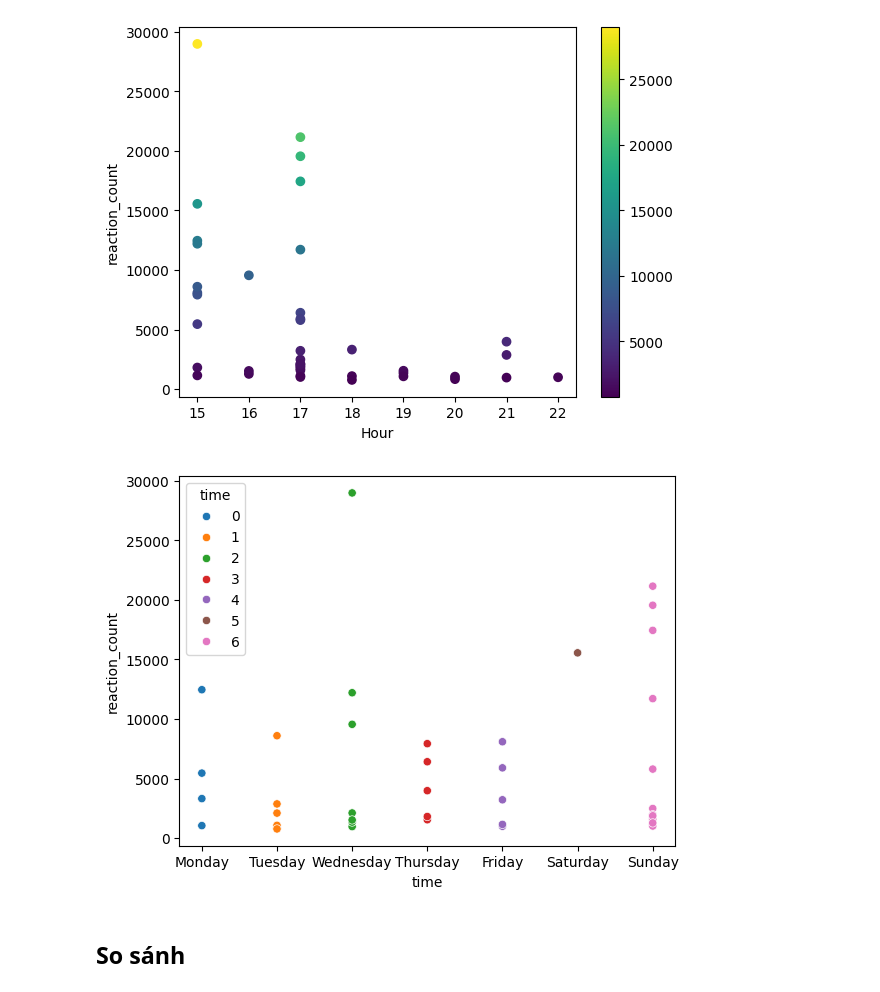
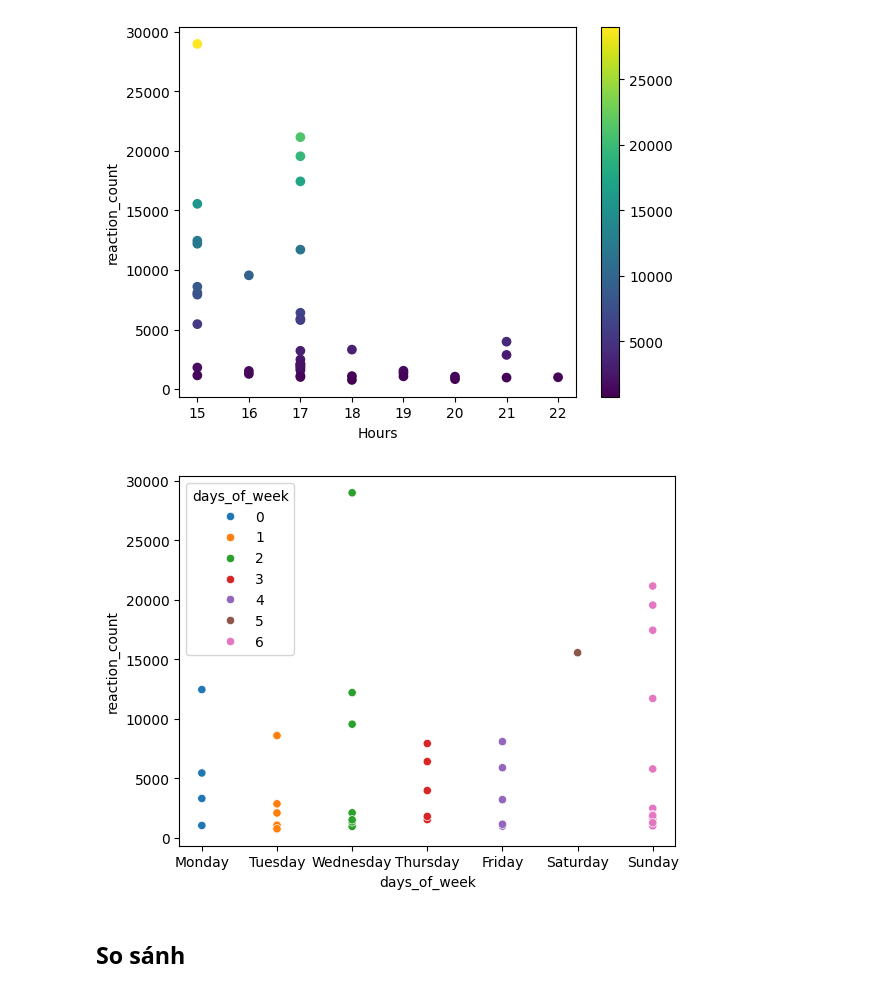
Before and after one commit to dphieu/final_project_python, a Jupyter notebook: Analyze_Data.ipynb, the cells around one changed output. Drawn from its saved outputs; the diff is of its cells as text; code cells hidden in the pictures.

```diff
--- a/Analyze_Data.ipynb
+++ b/Analyze_Data.ipynb
@@ -112,3 +112,8 @@ just_react
 | 142 | 6220265584675545 | What's on the weekend plans in Mi... | 1488.0 | 1056.0 | 10.0 | 7.0 | 4.0 | 2.0 | 51.0 | 81 | ... |
 | 143 | 6219792901389480 | Put on your best garb and join Je... | 779.0 | 308.0 | 6.0 | 10.0 | 1.0 | 1.0 | 16.0 | 47 | ... |
 144 rows × 12 columns
+# %%
+# tạo cột lưu độ dài bài viết
+all_reactions['text'] = all_reactions['text'].astype(str)
+all_reactions['post_text_length'] = all_reactions['text'].apply(len)
+all_reactions['post_text_length'].head(10)
@@ -348,28 +382,27 @@ plt.ylabel('Số bài đăng trong ngày')
 Text(0, 0.5, 'Số bài đăng trong ngày')
 [figure]
 # %%
-minecraftlive_fre_hour = minecraftlive_df.copy()
-minecraftlive_fre_hour['time'] = pd.to_datetime(minecraftlive_fre_hour['time'])
-minecraftlive_fre_hour['time'] = minecraftlive_fre_hour['time'].dt.hour
+# minecraftlive_fre_hour = minecraftlive_df.copy()
+minecraftlive_df['hours'] = pd.to_datetime(minecraftlive_df['time'])
+minecraftlive_df['hours'] = minecraftlive_df['hours'].dt.hour
 
-plt.scatter(minecraftlive_fre_hour['time'], minecraftlive_fre_hour['reaction_count'], c=minecraftlive_fre_hour['reaction_count'])
-plt.xlabel('Hour')
+plt.scatter(minecraftlive_df['hours'], minecraftlive_df['reaction_count'], c=minecraftlive_df['reaction_count'])
+plt.xlabel('Hours')
 plt.ylabel('reaction_count')
 plt.colorbar()
 # %% [output]
 <matplotlib.colorbar.Colorbar at 0x...>
 [figure]
 # %%
-minecraftlive_fre_week = minecraftlive_df.copy()
-minecraftlive_fre_week['time'] = pd.to_datetime(minecraftlive_fre_week['time'])
-minecraftlive_fre_week['time'] = minecraftlive_fre_week['time'].dt.dayofweek
+minecraftlive_df['days_of_week'] = pd.to_datetime(minecraftlive_df['time'])
+minecraftlive_df['days_of_week'] = minecraftlive_df['days_of_week'].dt.dayofweek
 
-sns.scatterplot(x=minecraftlive_fre_week['time'], y=minecraftlive_fre_week['reaction_count'],
-                hue=minecraftlive_fre_week['time'], palette='tab10')
+sns.scatterplot(x=minecraftlive_df['days_of_week'], y=minecraftlive_df['reaction_count'],
+                hue=minecraftlive_df['days_of_week'], palette='tab10')
 plt.xticks(range(7), days_of_week)
 plt.show()
 # %% [output]
-[figure, old version]
+[figure, new version]
 # %% [markdown]
 ## So sánh
 # %%
```
Also changed, not shown: parts of 17 cells of this notebook.
